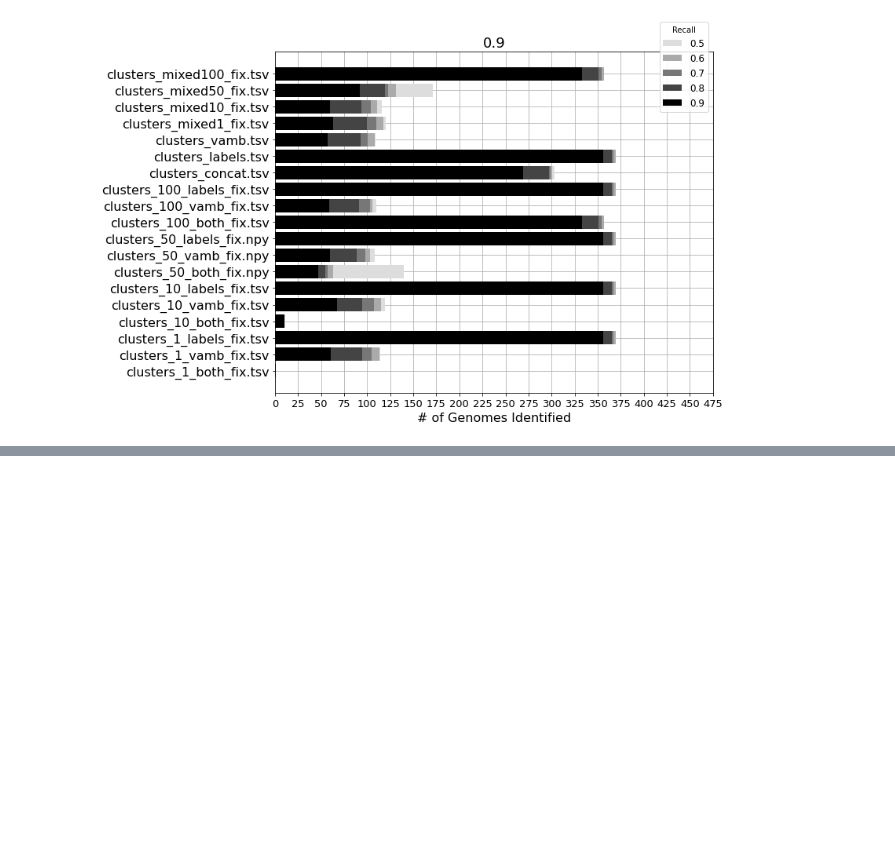
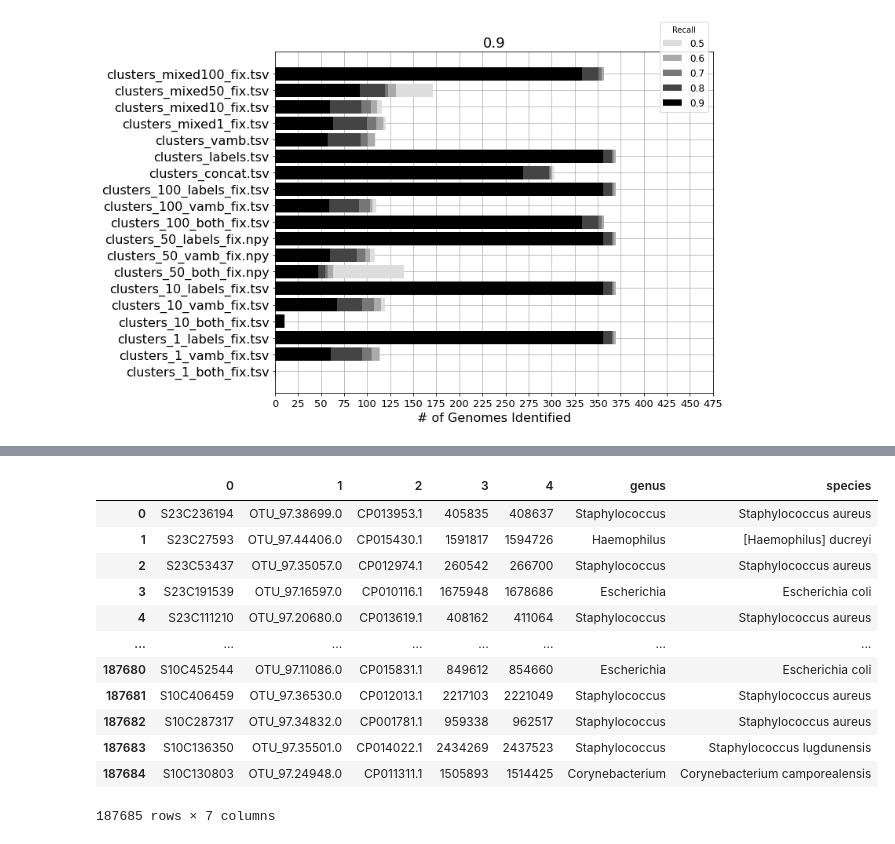
Before and after one commit to sgalkina/vamb, a Jupyter notebook: doc/vamb_semisupervised_analysis.ipynb, the cells around one changed output, grey strips where cells are left out. Saved outputs shown, nothing was run; the diff lists cells and outputs as text; code cells hidden in the pictures; blank space fills up the shorter version.

```diff
--- a/doc/vamb_semisupervised_analysis.ipynb
+++ b/doc/vamb_semisupervised_analysis.ipynb
@@ -56,3 +58,10 @@ S23C2782        OTU_97.45246.0  CP007573.1      1941619 1956892
 S23C9729        OTU_97.44851.0  CP015426.1      1099587 1121671
 S23C36165       OTU_97.409.0    CP013957.1      427732  429801
 S23C90379       OTU_97.2104.0   CP019196.1      300725  303071
+# %%
+taxonomy_path = '/Users/nmb127/Documents/vamb_data/data/airways/taxonomy.tsv'
+
+!head $taxonomy_path # show first 10 lines of reference file
+
+with open(taxonomy_path) as taxonomy_file:
+    reference.load_tax_file(taxonomy_file)
@@ -499,0 +643,9 @@ plt.show()
+# %%
+df_tax = pd.read_csv(taxonomy_path, delimiter='\t', header=None)
+df_ref = pd.read_csv(reference_path, delimiter='\t', header=None)
+# %%
+genus_dict = {r[0]: r[2] for _, r in df_tax.iterrows()}
+species_dict = {r[0]: r[1] for _, r in df_tax.iterrows()}
+# %%
+df_ref['genus'] = df_ref[1].map(genus_dict)
+df_ref['species'] = df_ref[1].map(species_dict)
@@ -499,0 +671,16 @@ plt.show()
+# %%
+df_ref
+# %% [output]
+|  | 0 | 1 | 2 | 3 | 4 | genus | species |
+| 0 | S23C236194 | OTU_97.38699.0 | CP013953.1 | 405835 | 408637 | Staphylococcus | Staphylococcus aureus |
+| 1 | S23C27593 | OTU_97.44406.0 | CP015430.1 | 1591817 | 1594726 | Haemophilus | [Haemophilus] ducreyi |
+| 2 | S23C53437 | OTU_97.35057.0 | CP012974.1 | 260542 | 266700 | Staphylococcus | Staphylococcus aureus |
+| 3 | S23C191539 | OTU_97.16597.0 | CP010116.1 | 1675948 | 1678686 | Escherichia | Escherichia coli |
+| 4 | S23C111210 | OTU_97.20680.0 | CP013619.1 | 408162 | 411064 | Staphylococcus | Staphylococcus aureus |
+| ... | ... | ... | ... | ... | ... | ... | ... |
+| 187680 | S10C452544 | OTU_97.11086.0 | CP015831.1 | 849612 | 854660 | Escherichia | Escherichia coli |
+| 187681 | S10C406459 | OTU_97.36530.0 | CP012013.1 | 2217103 | 2221049 | Staphylococcus | Staphylococcus aureus |
+| 187682 | S10C287317 | OTU_97.34832.0 | CP001781.1 | 959338 | 962517 | Staphylococcus | Staphylococcus aureus |
+| 187683 | S10C136350 | OTU_97.35501.0 | CP014022.1 | 2434269 | 2437523 | Staphylococcus | Staphylococcus lugdunensis |
+| 187684 | S10C130803 | OTU_97.24948.0 | CP011311.1 | 1505893 | 1514425 | Corynebacterium | Corynebacterium camporealensis |
+187685 rows × 7 columns
```
Also changed, not shown: parts of 26 cells of this notebook, 14 other files.
